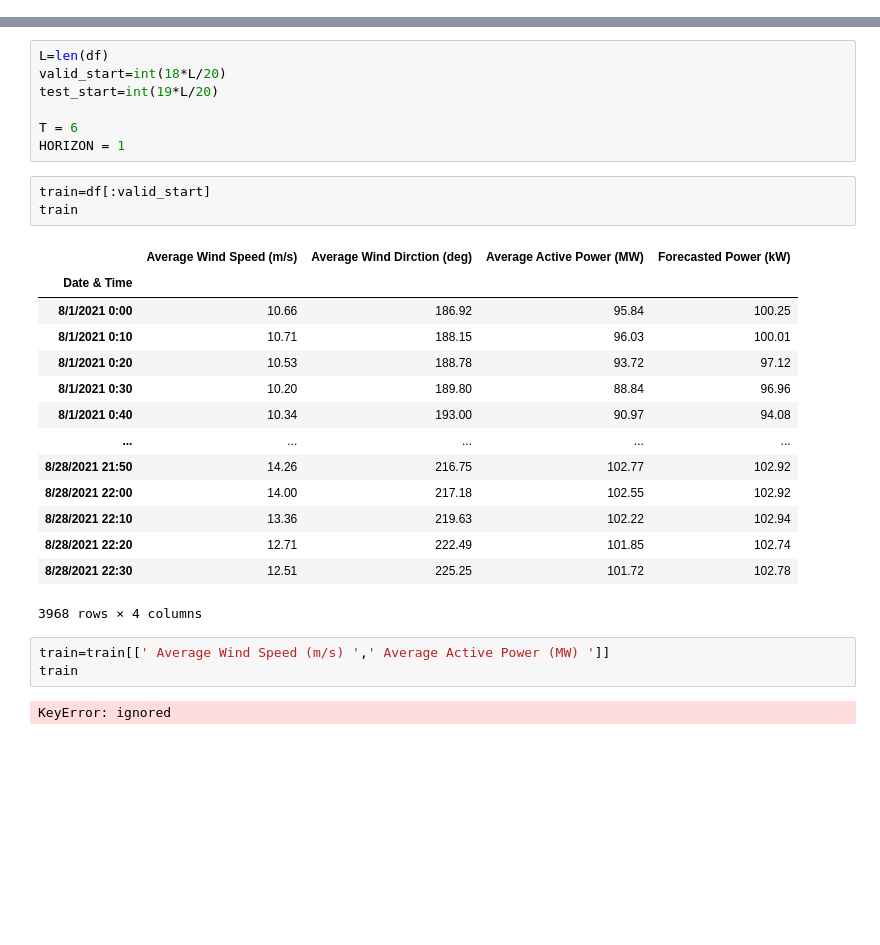
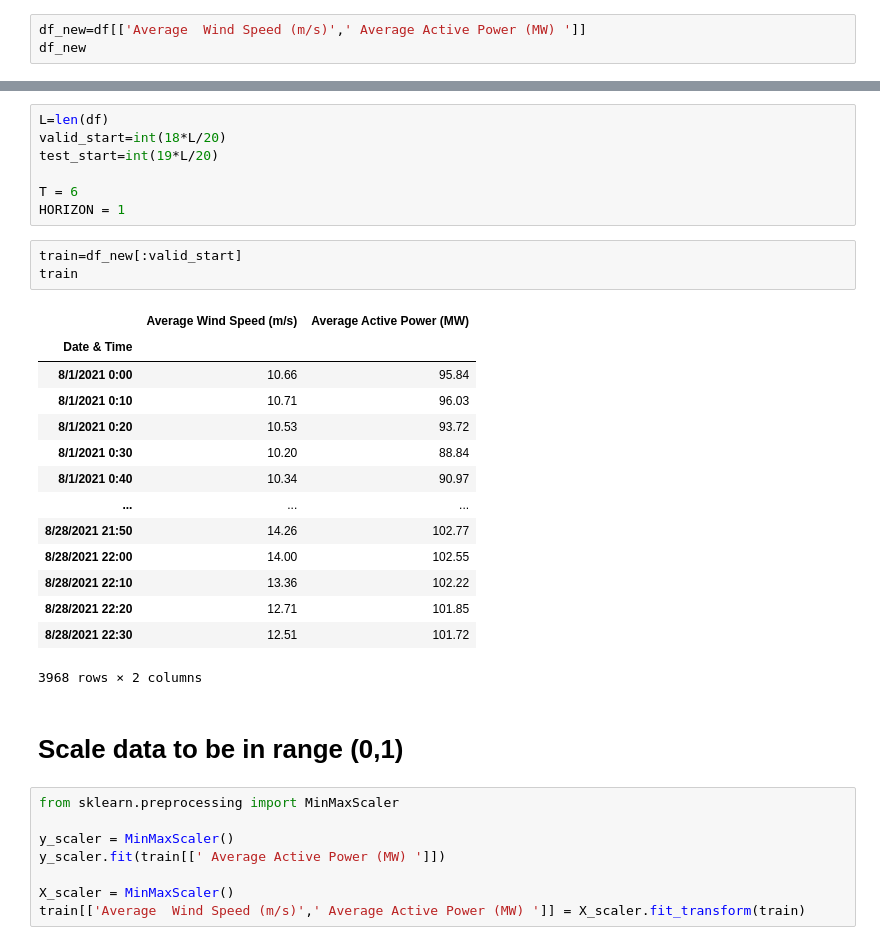
Before and after one commit to entc-17-fyp-20/WPF_Data_Visualization, a Jupyter notebook: GRU_Multi_step_model.ipynb, the cells around one changed output, grey strips where cells are left out. Saved outputs shown, nothing was run; the diff lists cells and outputs as text; blank space fills up the shorter version.

Commit message:
Create train set

```diff
--- a/GRU_Multi_step_model.ipynb
+++ b/GRU_Multi_step_model.ipynb
@@ -84,3 +84,6 @@ df
 | 8/31/2021 23:50 | 10.90 | 196.96 | 93.68 | 101.29 |
 | 1/9/2021 | 10.95 | 197.68 | 93.77 | 101.37 |
 4409 rows × 4 columns
+# %%
+df_new=df[['Average  Wind Speed (m/s)',' Average Active Power (MW) ']]
+df_new
@@ -104,25 +122,30 @@ test_start=int(19*L/20)
 T = 6
 HORIZON = 1
 # %%
-train=df[:valid_start]
+train=df_new[:valid_start]
 train
 # %% [output]
-|  | Average Wind Speed (m/s) | Average Wind Dirction (deg) | Average Active Power (MW) | Forecasted Power (kW) |
-| Date & Time |  |  |  |  |
-| 8/1/2021 0:00 | 10.66 | 186.92 | 95.84 | 100.25 |
-| 8/1/2021 0:10 | 10.71 | 188.15 | 96.03 | 100.01 |
-| 8/1/2021 0:20 | 10.53 | 188.78 | 93.72 | 97.12 |
-| 8/1/2021 0:30 | 10.20 | 189.80 | 88.84 | 96.96 |
-| 8/1/2021 0:40 | 10.34 | 193.00 | 90.97 | 94.08 |
-| ... | ... | ... | ... | ... |
-| 8/28/2021 21:50 | 14.26 | 216.75 | 102.77 | 102.92 |
-| 8/28/2021 22:00 | 14.00 | 217.18 | 102.55 | 102.92 |
-| 8/28/2021 22:10 | 13.36 | 219.63 | 102.22 | 102.94 |
-| 8/28/2021 22:20 | 12.71 | 222.49 | 101.85 | 102.74 |
-| 8/28/2021 22:30 | 12.51 | 225.25 | 101.72 | 102.78 |
+|  | Average Wind Speed (m/s) | Average Active Power (MW) |
+| Date & Time |  |  |
+| 8/1/2021 0:00 | 10.66 | 95.84 |
+| 8/1/2021 0:10 | 10.71 | 96.03 |
+| 8/1/2021 0:20 | 10.53 | 93.72 |
+| 8/1/2021 0:30 | 10.20 | 88.84 |
+| 8/1/2021 0:40 | 10.34 | 90.97 |
+| ... | ... | ... |
+| 8/28/2021 21:50 | 14.26 | 102.77 |
+| 8/28/2021 22:00 | 14.00 | 102.55 |
+| 8/28/2021 22:10 | 13.36 | 102.22 |
+| 8/28/2021 22:20 | 12.71 | 101.85 |
+| 8/28/2021 22:30 | 12.51 | 101.72 |
-3968 rows × 4 columns
+3968 rows × 2 columns
+# %% [markdown]
+# **Scale data to be in range (0,1)**
 # %%
-train=train[[' Average Wind Speed (m/s) ',' Average Active Power (MW) ']]
-train
+from sklearn.preprocessing import MinMaxScaler
+
+y_scaler = MinMaxScaler()
+y_scaler.fit(train[[' Average Active Power (MW) ']])
+
+X_scaler = MinMaxScaler()
+train[['Average  Wind Speed (m/s)',' Average Active Power (MW) ']] = X_scaler.fit_transform(train)
-# %% [output]
-KeyError: ignored
```
Also changed, not shown: parts of 2 cells of this notebook.
